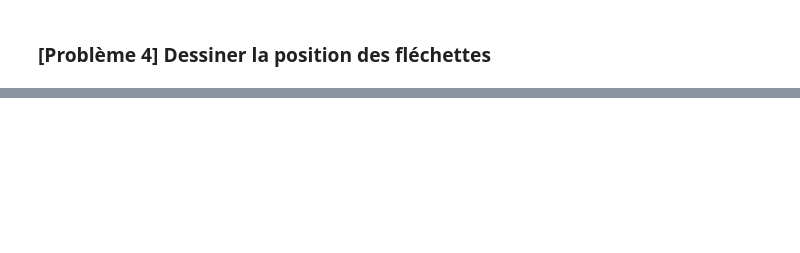
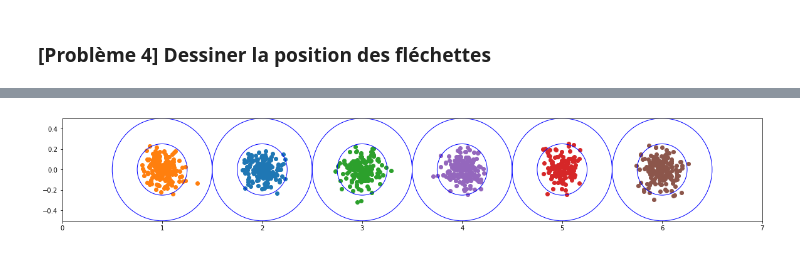
Before and after one commit to Baroka-wp/dive_ML, a Jupyter notebook: Darts throwing problem.ipynb, the cells around one changed output, grey strips where cells are left out. Drawn from its saved outputs; the diff is of its cells as text; code cells hidden in the pictures; blank space fills up the shorter version.

Commit message:
darts throwing graphic

```diff
--- a/Darts throwing problem.ipynb
+++ b/Darts throwing problem.ipynb
@@ -131,0 +107,26 @@ plt.show()
+# %%
+import numpy as np
+import matplotlib.pyplot as plt
+import matplotlib.patches as patches
+
+plt.figure(figsize=(20, 3))
+ax=plt.axes()
+
+for key in darts_locs_dic.keys():
+
+      plt.scatter(darts_locs_dic[key][:,0], darts_locs_dic[key][:,1])
+     #on prepare les deux cercles qui entourent les points comme sur l'énoncé.
+
+      circle1 = patches.Circle(xy=(key,0), radius=0.5, ec="b", fill=False)
+
+      circle2 = patches.Circle(xy=(key,0), radius=0.25, ec="b", fill=False)
+
+      ax.add_patch(circle1)
+
+      ax.add_patch(circle2)
+
+ax.set_xlim(0, 7)
+ax.set_ylim(-0.5, 0.5)
+plt.show()
+# %% [output]
+[figure, added]
```
Also changed, not shown: parts of 6 cells of this notebook, 1 other file.
